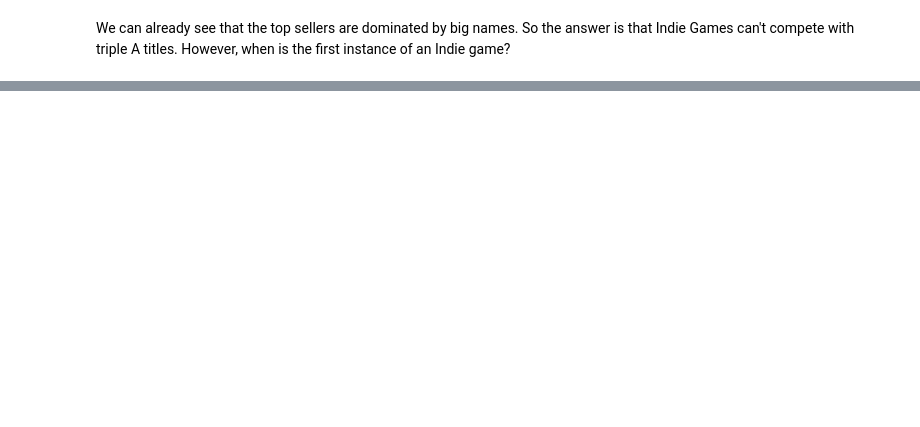
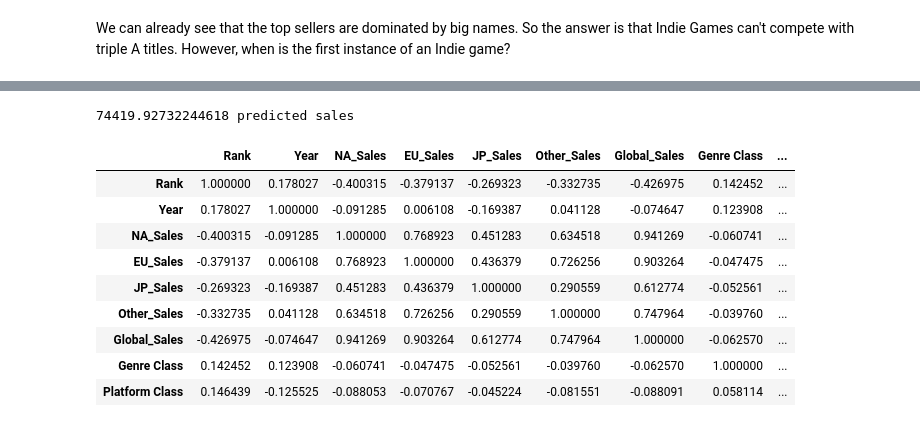
Before and after one commit to KennyLi6/HtH_Build_Summer_2022, a Jupyter notebook: Finding-an-Interesting-Dataset/Game_Sales_Data.ipynb, the cells around one changed output, grey strips where cells are left out. Cells and saved outputs as stored; diff of their text form; code cells hidden in the pictures; blank space fills up the shorter version.

```diff
--- a/Finding-an-Interesting-Dataset/Game_Sales_Data.ipynb
+++ b/Finding-an-Interesting-Dataset/Game_Sales_Data.ipynb
@@ -409,0 +547,39 @@ Name: Global_Sales, Length: 4073, dtype: float64
+# %%
+# Code for user prediction model (WIP)
+def game_sales_predictor(genre,year,platform):
+    """Takes in year, platform, and genre value to estimate the sales performance for a theoretical game."""
+    new_df = game_sales_data.append({
+        'Genre_Class': genre,
+        'Year': year,
+        'Platform_Class': platform,
+    },ignore_index=True)
+
+    new_df = new_df.fillna(0)
+    game = new_df[training_data]
+
+    prediction = regression.predict(game)
+    print(prediction[-1] * 1000000, "predicted sales")
+#Genre Index Key
+#'Sports' 0, 'Platform' 1, 'Racing' 2, 'Role-Playing' 3, 'Puzzle' 4, 'Misc' 5, 'Shooter' 6,
+#'Simulation' 7, 'Action' 8, 'Fighting' 9, 'Adventure' 10, 'Strategy' 11
+#Platform Index Key
+#'Wii' 0, 'NES' 1, 'GB' 2, 'DS' 3, 'X360' 4, 'PS3' 5, 'PS2' 6, 'SNES' 7, 'GBA' 8, '3DS' 9, 'PS4' 10, 'N64' 11,
+#'PS' 12, 'XB' 13, 'PC' 14, '2600' 15, 'PSP' 16, 'XOne' 17, 'GC' 18, 'WiiU' 19, 'GEN' 20, 'DC' 21, 'PSV' 22, 'SAT' 23,
+#'SCD' 24, 'WS' 25, 'NG' 26, 'TG16' 27, '3DO' 28, 'GG' 29, 'PCFX' 30
+
+game_sales_predictor(8 ,2003, 13)
+# %% [output]
+74419.92732244618 predicted sales
+# %%
+game_sales_data.corr()
+# %% [output]
+|  | Rank | Year | NA_Sales | EU_Sales | JP_Sales | Other_Sales | Global_Sales | Genre Class | ... |
+| Rank | 1.000000 | 0.178027 | -0.400315 | -0.379137 | -0.269323 | -0.332735 | -0.426975 | 0.142452 | ... |
+| Year | 0.178027 | 1.000000 | -0.091285 | 0.006108 | -0.169387 | 0.041128 | -0.074647 | 0.123908 | ... |
+| NA_Sales | -0.400315 | -0.091285 | 1.000000 | 0.768923 | 0.451283 | 0.634518 | 0.941269 | -0.060741 | ... |
+| EU_Sales | -0.379137 | 0.006108 | 0.768923 | 1.000000 | 0.436379 | 0.726256 | 0.903264 | -0.047475 | ... |
+| JP_Sales | -0.269323 | -0.169387 | 0.451283 | 0.436379 | 1.000000 | 0.290559 | 0.612774 | -0.052561 | ... |
+| Other_Sales | -0.332735 | 0.041128 | 0.634518 | 0.726256 | 0.290559 | 1.000000 | 0.747964 | -0.039760 | ... |
+| Global_Sales | -0.426975 | -0.074647 | 0.941269 | 0.903264 | 0.612774 | 0.747964 | 1.000000 | -0.062570 | ... |
+| Genre Class | 0.142452 | 0.123908 | -0.060741 | -0.047475 | -0.052561 | -0.039760 | -0.062570 | 1.000000 | ... |
+| Platform Class | 0.146439 | -0.125525 | -0.088053 | -0.070767 | -0.045224 | -0.081551 | -0.088091 | 0.058114 | ... |
```
Also changed, not shown: parts of 6 cells of this notebook.
